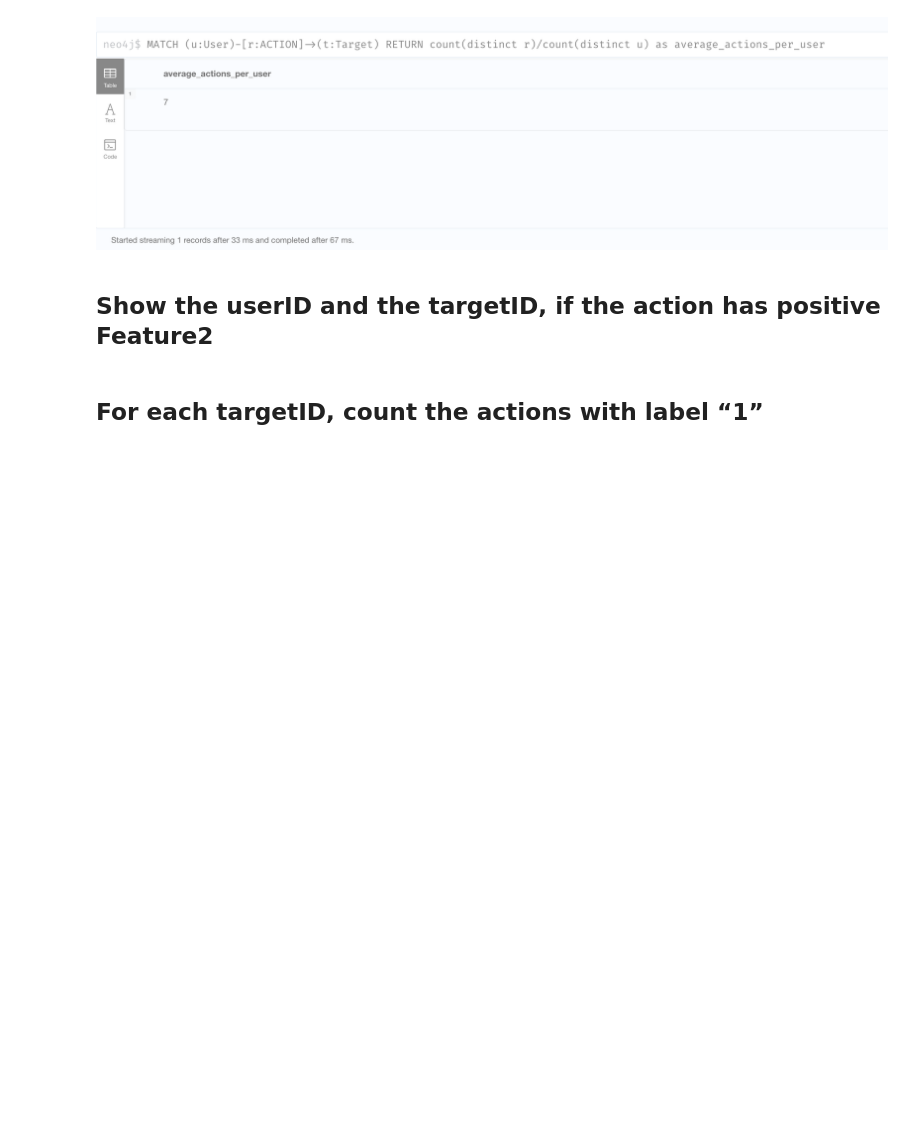
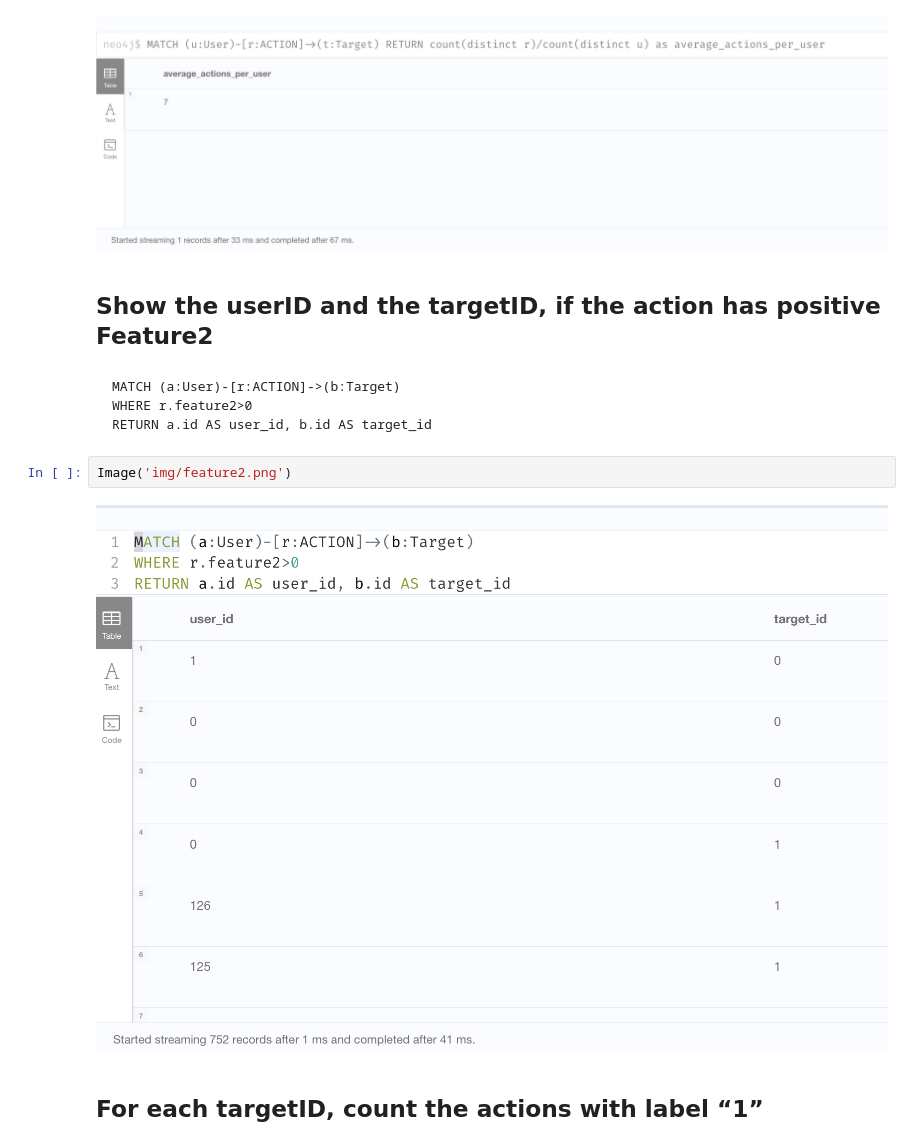
Before and after one commit to gdrosos/Big-Data-Management-Systems-Assignments, a Jupyter notebook: neo4j/neo4j-assignment.ipynb, the cells around one changed output. Drawn from its saved outputs; the diff is of its cells as text; blank space fills up the shorter version.

````diff
--- a/neo4j/neo4j-assignment.ipynb
+++ b/neo4j/neo4j-assignment.ipynb
@@ -155,5 +155,15 @@ Image('img/actions_per_users.png')
 [figure]
 # %% [markdown]
 ## Show the userID and the targetID, if the action has positive Feature2
+# %% [markdown]
+```
+MATCH (a:User)-[r:ACTION]->(b:Target)
+WHERE r.feature2>0
+RETURN a.id AS user_id, b.id AS target_id
+```
+# %%
+Image('img/feature2.png')
+# %% [output]
+[figure, added]
 # %% [markdown]
 ## For each targetID, count the actions with label “1”
````
Also changed, not shown: 1 other file.
